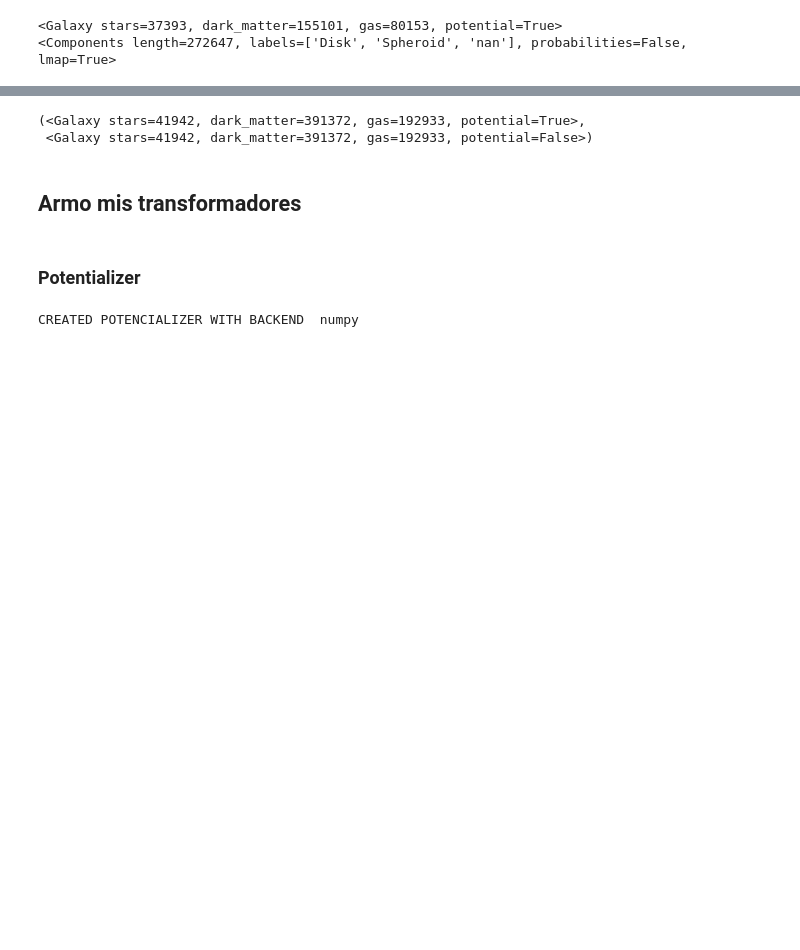
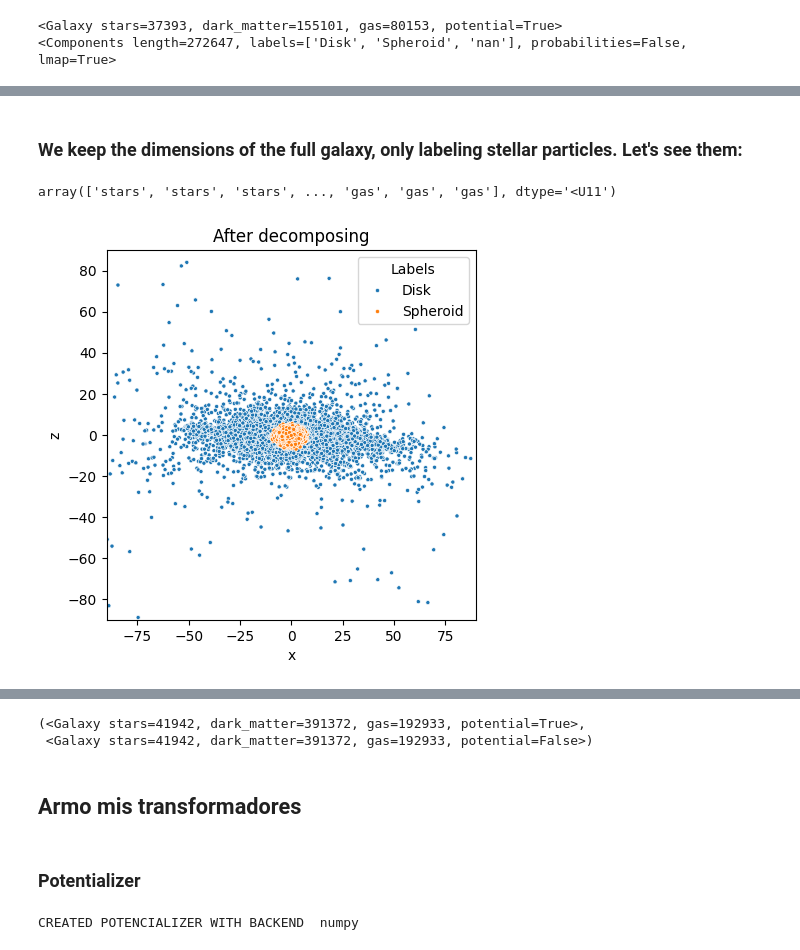
Before and after one commit to BrunoCeliz/galaxy-chop, a Jupyter notebook: draft/Galaxychop_tutorial.ipynb, the cells around one changed output, grey strips where cells are left out. Saved outputs shown, nothing was run; the diff lists cells and outputs as text; code cells hidden in the pictures; blank space fills up the shorter version.

```diff
--- a/draft/Galaxychop_tutorial.ipynb
+++ b/draft/Galaxychop_tutorial.ipynb
@@ -78,0 +140,7 @@ decomp_glx
+# %%
+# I want to dynamically decompose my galaxy using the orbital circularity
+# threshold epsilon_j = 0.7:
+Decomposer = gchop.models.JThreshold(eps_cut=0.7)
+
+decomp_glx = Decomposer.decompose(transf_gal)
+decomp_glx
@@ -78,0 +186,19 @@ decomp_glx
+# %% [markdown]
+### We keep the dimensions of the full galaxy, only labeling stellar particles. Let's see them:
+# %%
+decomp_glx.components.ptypes
+# %% [output]
+array(['stars', 'stars', 'stars', ..., 'gas', 'gas', 'gas'], dtype='<U11')
+# %%
+# Stars of the galaxy, separated by component:
+# Since I'm specifying lmap, I don't need to chose ptypes (!)
+ax = decomp_glx.galaxy.plot.scatter("x", "z",
+                                    labels=decomp_glx.components, lmap={0: "Spheroid", 1: "Disk"})
+
+#ax.set_aspect('equal', adjustable='box')
+ax.set_title('After decomposing')
+ax.set_xlim(-90,90)
+ax.set_ylim(-90,90)
+ax.set_box_aspect(1)
+# %% [output]
+[figure, added]
```
Also changed, not shown: parts of 29 cells of this notebook, 1 other file.
